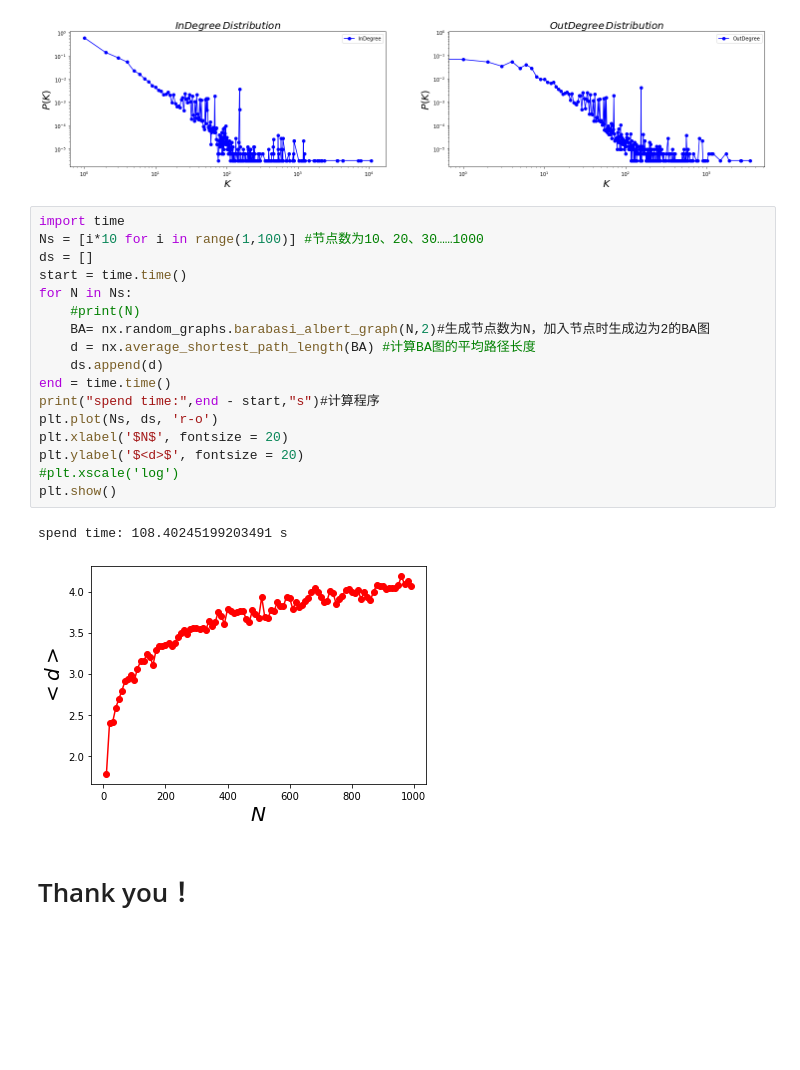
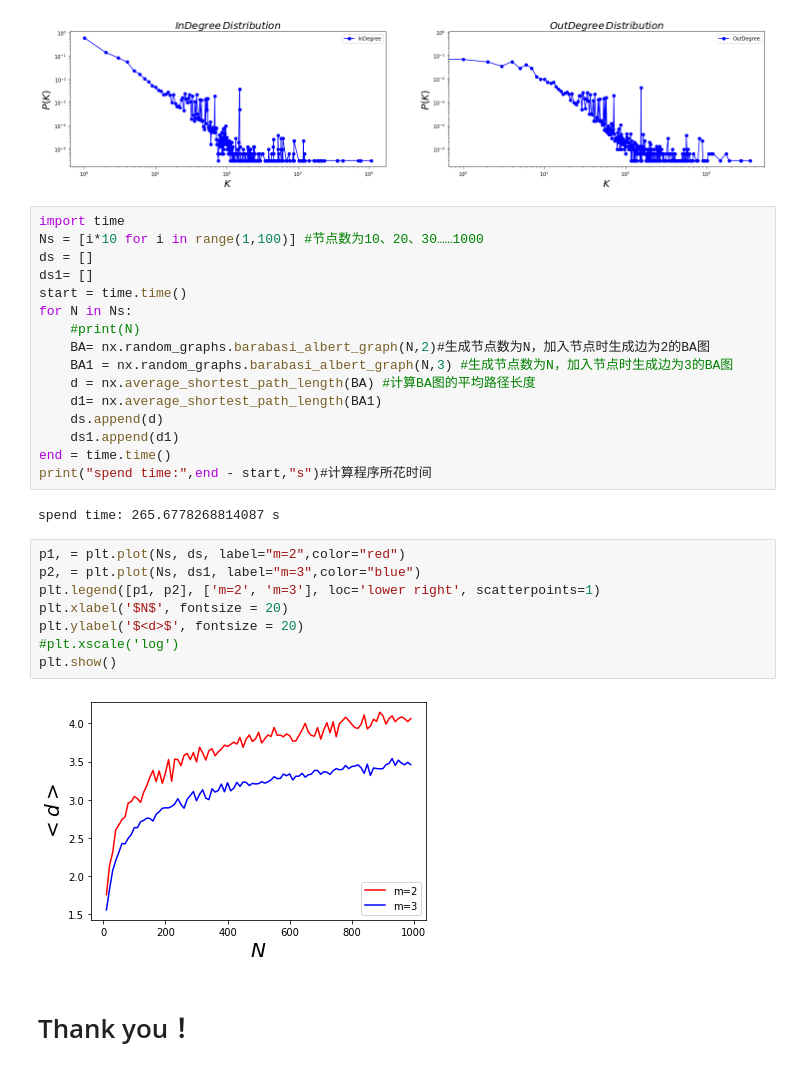
Before and after one commit to njuzh/networkx, a Jupyter notebook: main1.ipynb, the cells around one changed output. Cells and saved outputs as stored; diff of their text form; blank space fills up the shorter version.

```diff
--- a/main1.ipynb
+++ b/main1.ipynb
@@ -458,21 +474,29 @@ plotInOutDegreeDistribution(G)
 import time
 Ns = [i*10 for i in range(1,100)] #节点数为10、20、30……1000
 ds = []
+ds1= []
 start = time.time()
 for N in Ns:
     #print(N)
     BA= nx.random_graphs.barabasi_albert_graph(N,2)#生成节点数为N，加入节点时生成边为2的BA图
+    BA1 = nx.random_graphs.barabasi_albert_graph(N,3) #生成节点数为N，加入节点时生成边为3的BA图
     d = nx.average_shortest_path_length(BA) #计算BA图的平均路径长度
+    d1= nx.average_shortest_path_length(BA1)
     ds.append(d)
+    ds1.append(d1)
 end = time.time()
-print("spend time:",end - start,"s")#计算程序
-plt.plot(Ns, ds, 'r-o')
-plt.xlabel('$N$', fontsize = 20)
-plt.ylabel('$<d>$', fontsize = 20)
-#plt.xscale('log')
-plt.show()
+print("spend time:",end - start,"s")#计算程序所花时间
 # %% [output]
-spend time: 108.40245199203491 s
+spend time: 265.6778268814087 s
-[figure, removed]
+# %%
+p1, = plt.plot(Ns, ds, label="m=2",color="red")
+p2, = plt.plot(Ns, ds1, label="m=3",color="blue")
+plt.legend([p1, p2], ['m=2', 'm=3'], loc='lower right', scatterpoints=1)
+plt.xlabel('$N$', fontsize = 20)
+plt.ylabel('$<d>$', fontsize = 20)
+#plt.xscale('log')
+plt.show()
+# %% [output]
+[figure, added]
 # %% [markdown]
 # Thank you！
```
Also changed, not shown: parts of 4 cells of this notebook, 1 other file.
